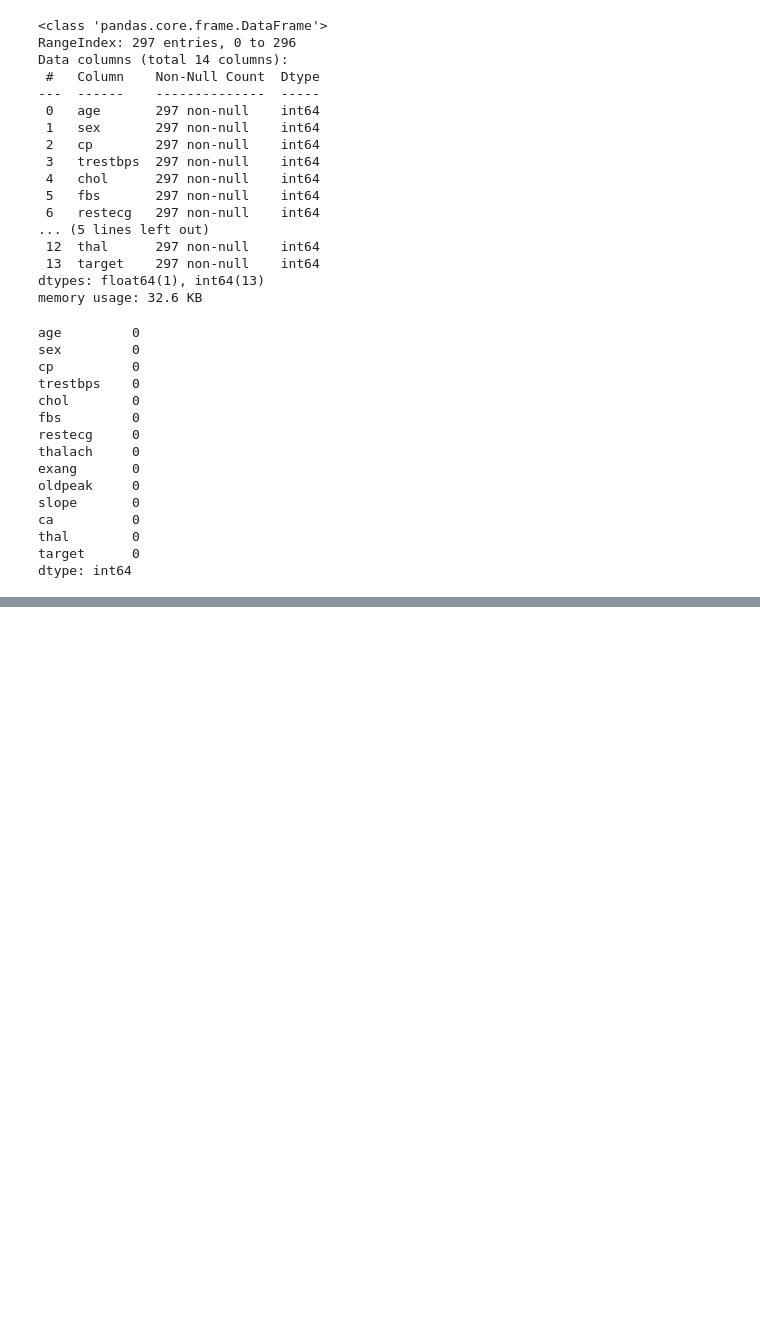
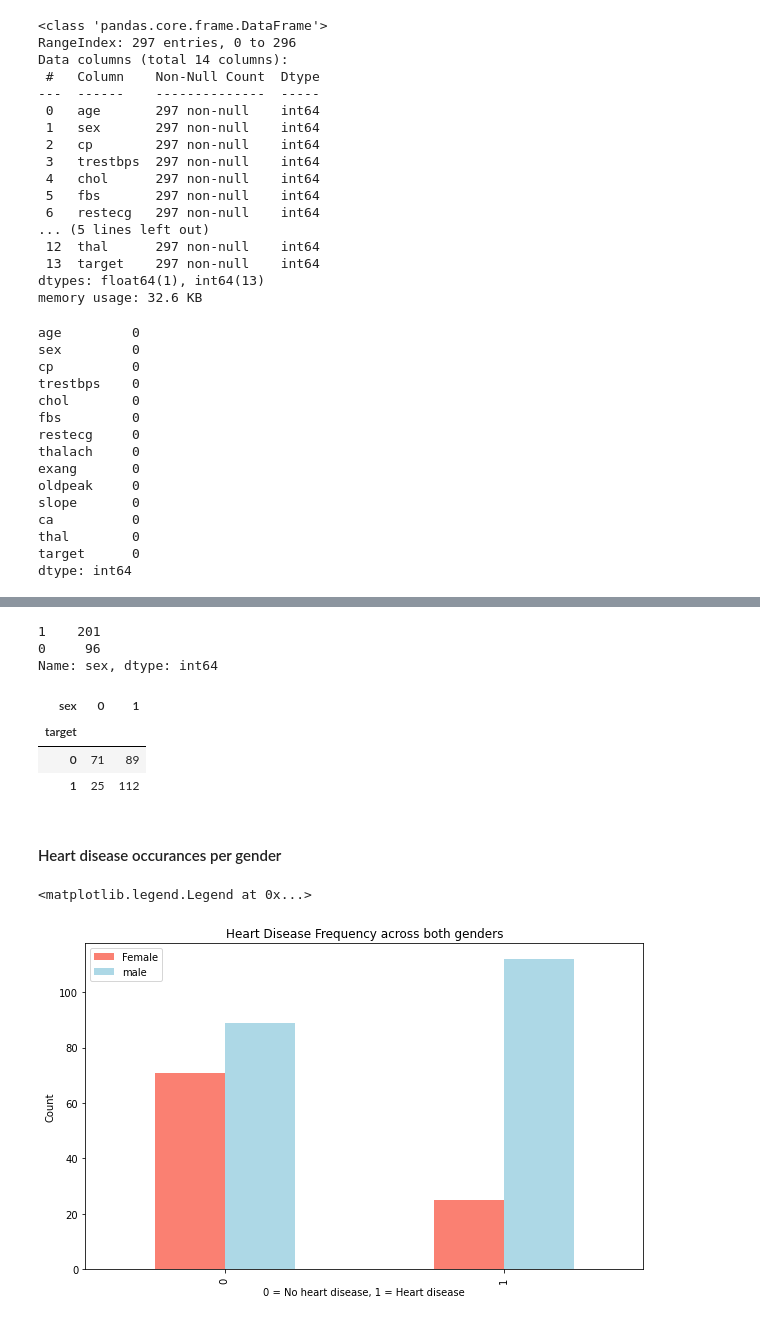
Before and after one commit to VishalMoradia/MLProjects, a Jupyter notebook: MLHeartDisease.ipynb, the cells around one changed output, grey strips where cells are left out. Drawn from its saved outputs; the diff is of its cells as text; code cells hidden in the pictures; blank space fills up the shorter version.

```diff
--- a/MLHeartDisease.ipynb
+++ b/MLHeartDisease.ipynb
@@ -221,3 +221,35 @@ df.describe()
 | 50% | 56.000000 | 1.000000 | 2.000000 | 130.000000 | 243.000000 | 0.000000 | 1.000000 | 153.000000 | 0.000000 | 0.800000 | 1.000000 | ... |
 | 75% | 61.000000 | 1.000000 | 3.000000 | 140.000000 | 276.000000 | 0.000000 | 2.000000 | 166.000000 | 1.000000 | 1.600000 | 1.000000 | ... |
 | max | 77.000000 | 1.000000 | 3.000000 | 200.000000 | 564.000000 | 1.000000 | 2.000000 | 202.000000 | 1.000000 | 6.200000 | 2.000000 | ... |
+# %%
+# Lets take a closer look at how many males and females are there
+# 0 - Female and 1 - male
+
+df.sex.value_counts()
+# %% [output]
+1    201
+0     96
+Name: sex, dtype: int64
+# %%
+pd.crosstab(df.target, df.sex)
+# %% [output]
+| sex | 0 | 1 |
+| target |  |  |
+| 0 | 71 | 89 |
+| 1 | 25 | 112 |
+# %% [markdown]
+#### Heart disease occurances per gender
+# %%
+pd.crosstab(df.target, df.sex).plot(kind = 'bar',
+                                    figsize = (10,6),
+                                    color = ['salmon', 'lightblue'])
+
+# adding other details to the plot
+
+plt.title('Heart Disease Frequency across both genders')
+plt.xlabel('0 = No heart disease, 1 = Heart disease')
+plt.ylabel('Count')
+plt.legend(['Female', 'male'])
+# %% [output]
+<matplotlib.legend.Legend at 0x...>
+[figure, added]
```
Also changed, not shown: parts of 6 cells of this notebook.
